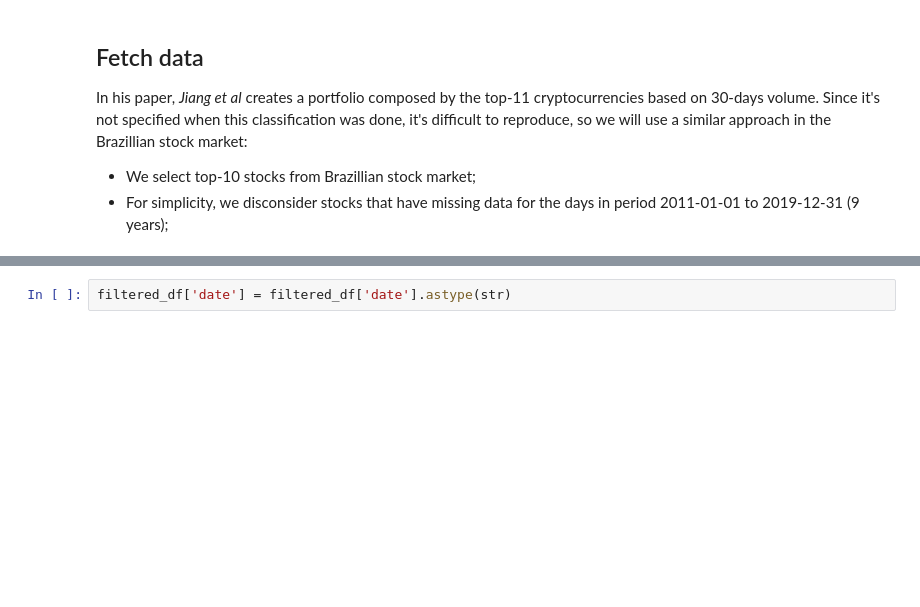
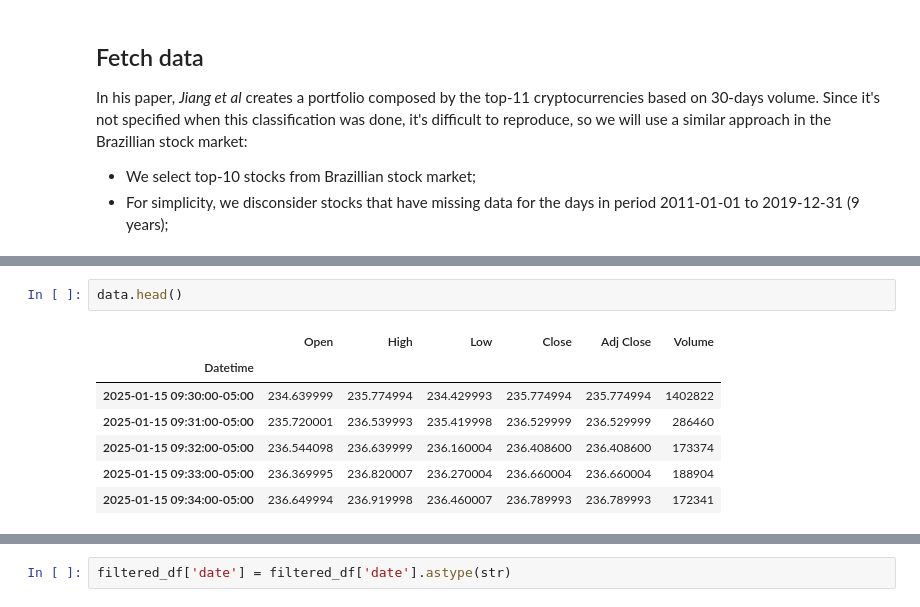
Before and after one commit to pu17/FinRL, a Jupyter notebook: examples/FinRL_PortfolioOptimizationEnv_Demo.ipynb, the cells around one changed output, grey strips where cells are left out. Drawn from its saved outputs; the diff is of its cells as text; blank space fills up the shorter version.

```diff
--- a/examples/FinRL_PortfolioOptimizationEnv_Demo.ipynb
+++ b/examples/FinRL_PortfolioOptimizationEnv_Demo.ipynb
@@ -117,3 +125,13 @@ Shape of DataFrame:  (11394, 8)
+# %%
+data.head()
+# %% [output]
+|  | Open | High | Low | Close | Adj Close | Volume |
+| Datetime |  |  |  |  |  |  |
+| 2025-01-15 09:30:00-05:00 | 234.639999 | 235.774994 | 234.429993 | 235.774994 | 235.774994 | 1402822 |
+| 2025-01-15 09:31:00-05:00 | 235.720001 | 236.539993 | 235.419998 | 236.529999 | 236.529999 | 286460 |
+| 2025-01-15 09:32:00-05:00 | 236.544098 | 236.639999 | 236.160004 | 236.408600 | 236.408600 | 173374 |
+| 2025-01-15 09:33:00-05:00 | 236.369995 | 236.820007 | 236.270004 | 236.660004 | 236.660004 | 188904 |
+| 2025-01-15 09:34:00-05:00 | 236.649994 | 236.919998 | 236.460007 | 236.789993 | 236.789993 | 172341 |
 # %%
 import datetime
 import pandas as pd
```
Also changed, not shown: parts of 16 cells of this notebook, 13 other files.
